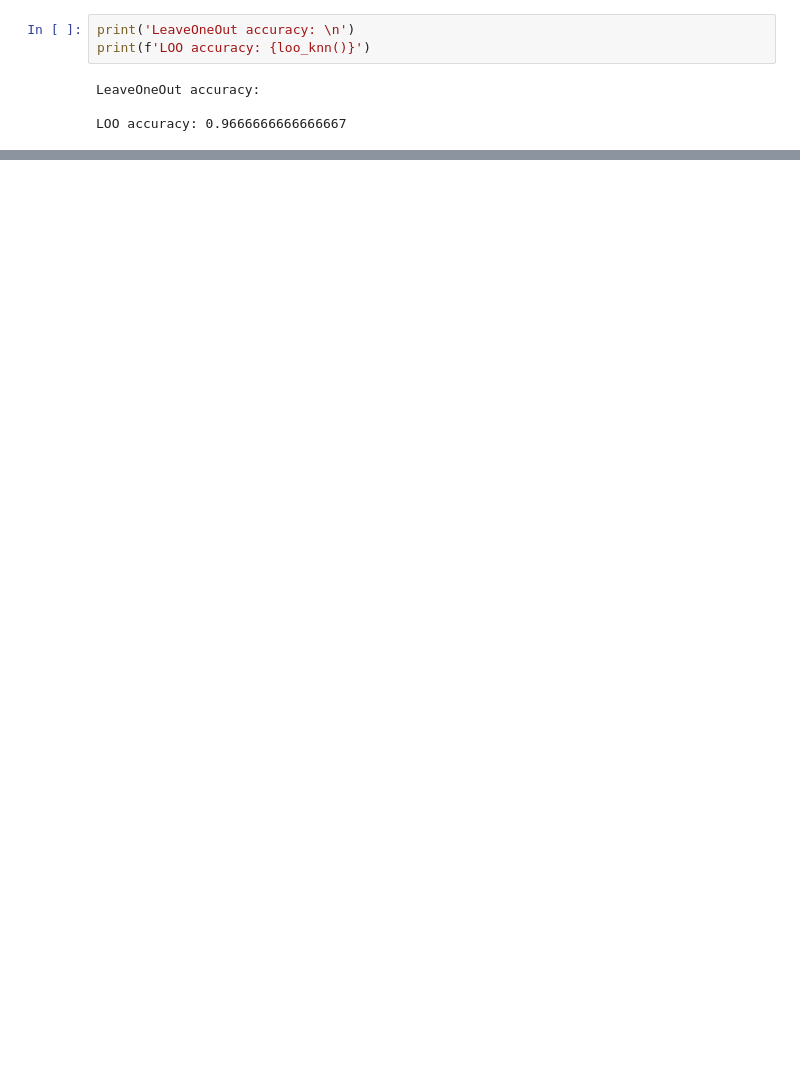
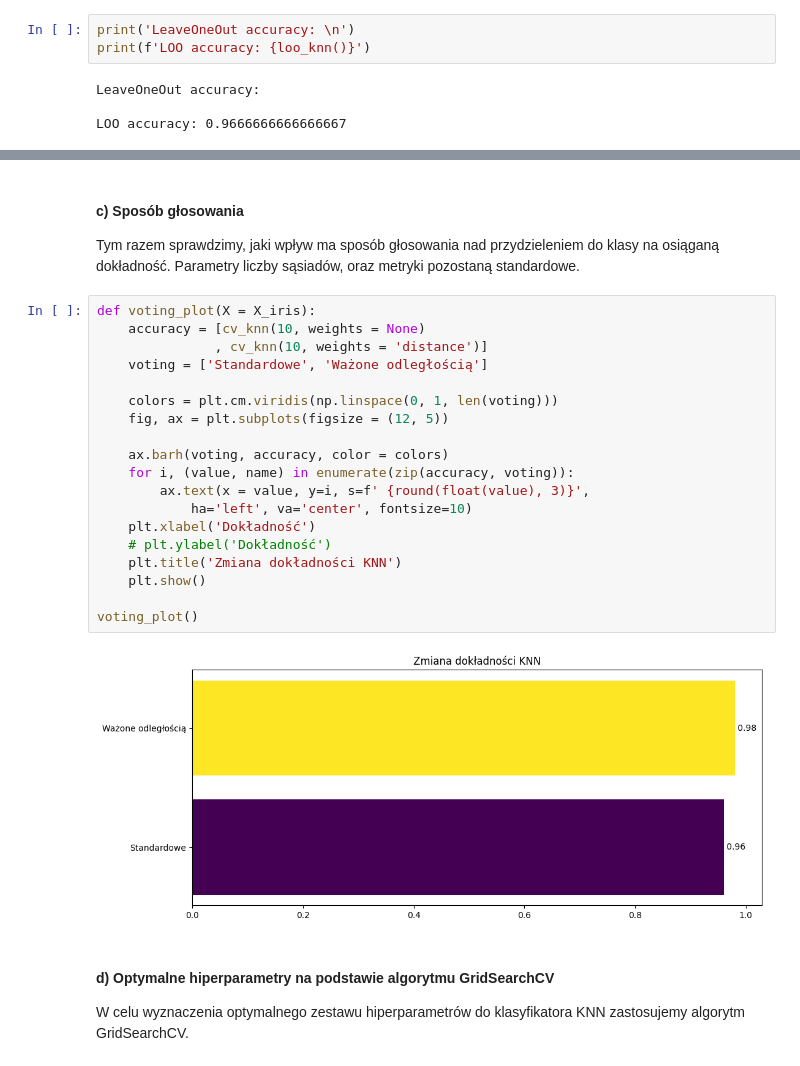
Before and after one commit to mweuro/ML_2024, a Jupyter notebook: task_2/ML_2.ipynb, the cells around one changed output, grey strips where cells are left out. Cells and saved outputs as stored; diff of their text form; blank space fills up the shorter version.

```diff
--- a/task_2/ml2.ipynb
+++ b/task_2/ML_2.ipynb
@@ -212,0 +224,27 @@ LOO accuracy: 0.9666666666666667
+# %% [markdown]
+#### c) Sposób głosowania
+Tym razem sprawdzimy, jaki wpływ ma sposób głosowania nad przydzieleniem do klasy na osiąganą dokładność. Parametry liczby sąsiadów, oraz metryki pozostaną standardowe.
+# %%
+def voting_plot(X = X_iris):
+    accuracy = [cv_knn(10, weights = None)
+               , cv_knn(10, weights = 'distance')]
+    voting = ['Standardowe', 'Ważone odległością']
+
+    colors = plt.cm.viridis(np.linspace(0, 1, len(voting)))
+    fig, ax = plt.subplots(figsize = (12, 5))
+
+    ax.barh(voting, accuracy, color = colors)
+    for i, (value, name) in enumerate(zip(accuracy, voting)):
+        ax.text(x = value, y=i, s=f' {round(float(value), 3)}',
+            ha='left', va='center', fontsize=10)
+    plt.xlabel('Dokładność')
+    # plt.ylabel('Dokładność')
+    plt.title('Zmiana dokładności KNN')
+    plt.show()
+
+voting_plot()
+# %% [output]
+[figure, added]
+# %% [markdown]
+#### d) Optymalne hiperparametry na podstawie algorytmu GridSearchCV
+W celu wyznaczenia optymalnego zestawu hiperparametrów do klasyfikatora KNN zastosujemy algorytm GridSearchCV.
```
Also changed, not shown: parts of 19 cells of this notebook.
